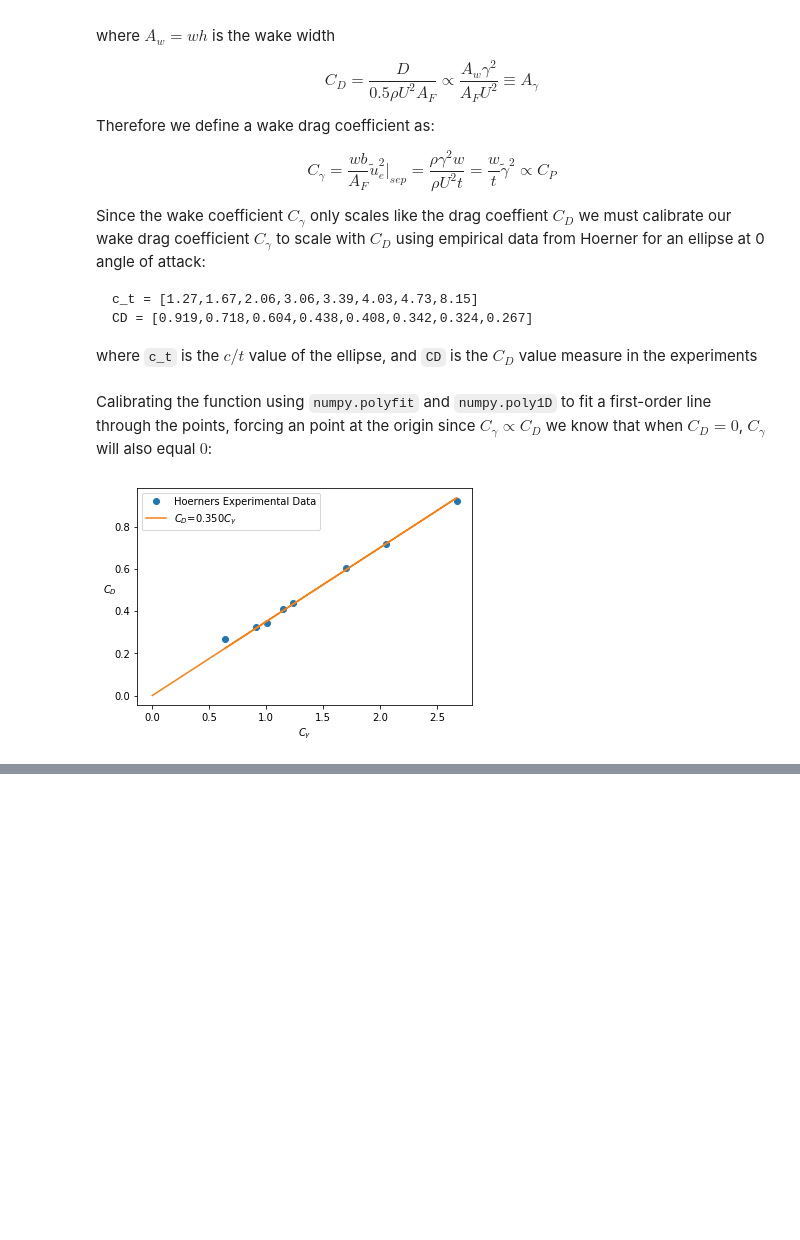
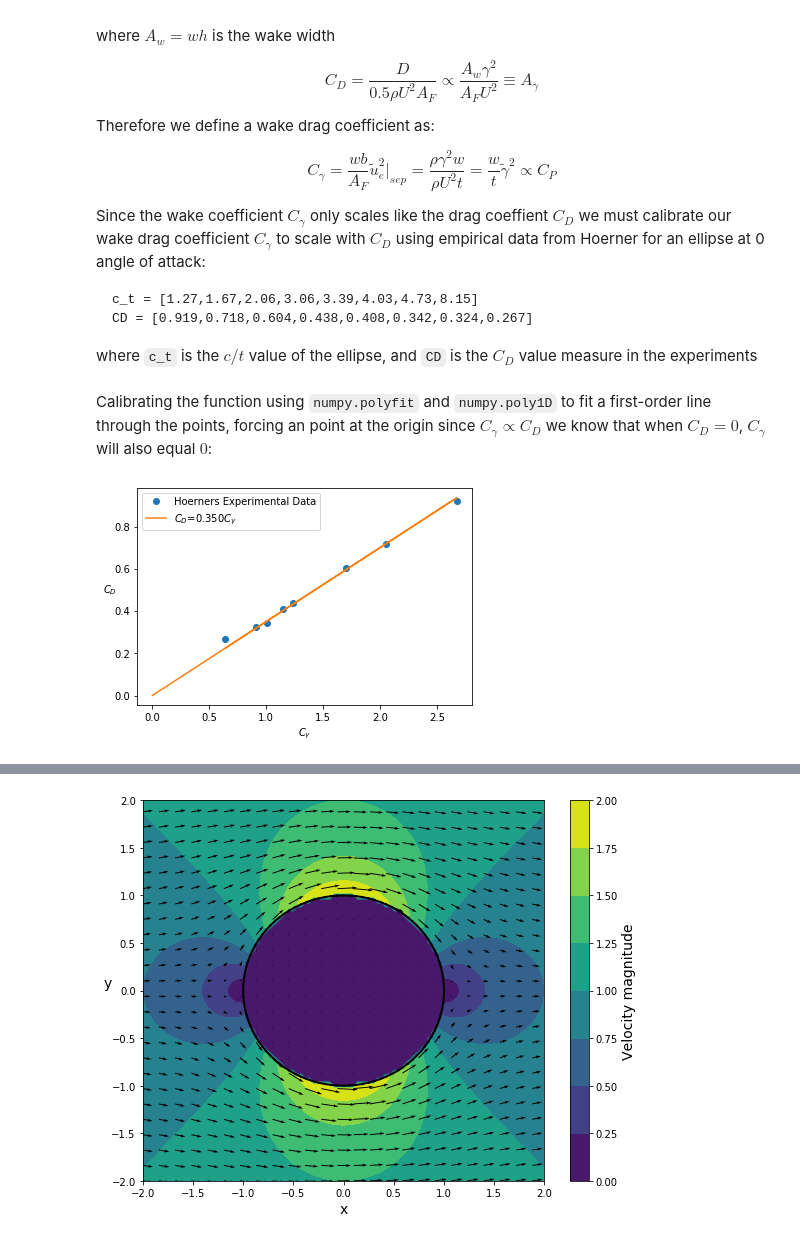
Before and after one commit to weymouth/MarineHydro, a Jupyter notebook: PostProcessing.ipynb, the cells around one changed output, grey strips where cells are left out. Saved outputs shown, nothing was run; the diff lists cells and outputs as text; code cells hidden in the pictures; blank space fills up the shorter version.

```diff
--- a/PostProcessing.ipynb
+++ b/PostProcessing.ipynb
@@ -248,12 +170,9 @@ def C_gamma(panels):
     _,_,iSep = top.thwaites()                           # locate the separation point along the top of the shape
     gamma_top = bl.sep(top.get_array('gamma'),iSep)     # get the value of gamma at the separation point
     w_top = bl.sep(top.get_array('yc'),iSep)            # get the y-value (measured perpendicularly from the chord) at the separation point (w)
-    _,__,iSep= bot.thwaites()
-    gamma_bot = bl.sep(bot.get_array('gamma'),iSep)
-    w_bot = bl.sep(bot.get_array('yc'),iSep)
     y = panels.get_array('yc')                          # get the y-values of the panel array
     thickness = max(y)-min(y)                           # calculate the height of the shape (t)
-    return ((w_top-w_bot)*((gamma_top-gamma_bot)/2)**2)/thickness             # calcualte the wake coefficient, using the averaged gamma
+    return (2*w_top*gamma_top**2)/thickness             # calcualte the wake coefficient
 # %% [markdown]
 Calibrating the function using `numpy.polyfit` and `numpy.poly1D` to fit a first-order line through the points, forcing an point at the origin since $C_\gamma \propto C_D$ we know that when $C_D = 0$, $C_\gamma$ will also equal $0$:
 # %%
@@ -295,0 +293,76 @@ plt.show();
+# %%
+def added_mass(panels):
+    xc, yc, S, sx, sy = panels.get_array('xc','yc','S','sx','sy') # Retrieve gamma, xc, S, sx, sy
+    N = len(panels.panels)  # Get number of panels used
+    A = np.zeros((N, N))    # For storage of the values from the lhs of the equation
+    B11 = np.zeros(N)       # Arrays for storage of values for  the rhs of the equation
+    B22 = np.zeros(N)
+    B66 = np.zeros(N)
+
+    x = np.zeros(N+1)       # set up arrays for storage of the end point coordinates
+    y = np.zeros(N+1)
+
+    for i in range(len(xc)):
+        x[i] = xc[i] - 2 * S[i] * sx[i]
+        y[i] = yc[i] - 2 * S[i] * sy[i]
+
+    # x[0] = xc[0] - 2 * S[0] * sx[0]
+    # y[0] = yc[0] - 2 * S[0] * sy[0]
+
+    # for i in range(len(xc)):
+    #     x[i+1] = xc[i] + 2 * S[i] * sx[i]
+    #     y[i+1] = yc[i] + 2 * S[i] * sy[i]
+
+    dS = 2*S                # length of panel
+    n1 = -sy                # normal in the x direction
+    n2 = sx                 # normal in the y direction
+    n6 = xc * n2 -yc * n1   # from cross product
+
+    for i in range(N):
+        r1 = np.linalg.norm(np.array([x[:-1], y[:-1]]).T - np.array([xc[i], yc[i]]), axis=1)
+        r2 = np.linalg.norm(np.array([x[1:], y[1:]]).T - np.array([xc[i], yc[i]]), axis=1)
+
+        theta = -np.arccos( (dS**2 - r2**2 - r1**2)/(-2*r2*r1) )
+        theta[np.isnan(theta)] = 0
+
+        h11 = (np.log(r1) + np.log(r2))*0.5*dS
+        h22 = (np.log(r1) + np.log(r2))*0.5*dS
+        h66 = (np.log(r1) + np.log(r2))*0.5*dS
+
+        A[i] = theta
+        np.fill_diagonal(A, -np.pi)
+
+        B11[i] = sum(n1*h11)
+        B22[i] = sum(n2*h22)
+        B66[i] = sum(n6*h66)
+
+    phi11 = np.linalg.solve(A, B11)
+    phi22 = np.linalg.solve(A, B22)
+    phi66 = np.linalg.solve(A, B66)
+
+    m11 = sum(phi11*n1*dS)
+    m22 = sum(phi22*n2*dS)
+    m66 = sum(phi66*n6*dS)
+
+    return m11, m22, m66
+
+def ellipse_added_mass(t_c):
+    ellipse = vp.make_ellipse(100, t_c)
+    ellipse.solve_gamma_O2()
+    ellipse.plot_flow()
+
+    m11_exact = np.pi*t_c**2
+    m22_exact = np.pi
+    m66_exact = 1/8 * np.pi * (1 - t_c**2)**2
+
+    m11, m22, m66 = added_mass(ellipse)
+
+    errors = np.array([m11/m11_exact-1, m22/m22_exact-1, m66/m66_exact-1])*100
+    return m11_exact, m22_exact, m66_exact, m11, m22, m66, errors
+
+m11_exact, m22_exact, m66_exact, m11, m22, m66, errors = ellipse_added_mass(1)
+
+print('Anayltical solution: m11 = {:.3f}, m22 = {:.3f}, m66 = {:.3f}'.format(m11_exact, m22_exact, m66_exact))
+print('Numerical  solution: m11 = {:.3f}, m22 = {:.3f}, m66 = {:.3f}'.format(m11, m22, m66))
+print('Error (%):           m11 = {:.1f}, m22 = {:.1f}, m66 = {:.1f}'.format(errors[0], errors[1], errors[2]))
+# %% [output]
@@ -295,0 +373 @@ plt.show();
+[figure, added]
```
Also changed, not shown: parts of 15 cells of this notebook, 1 other file.
